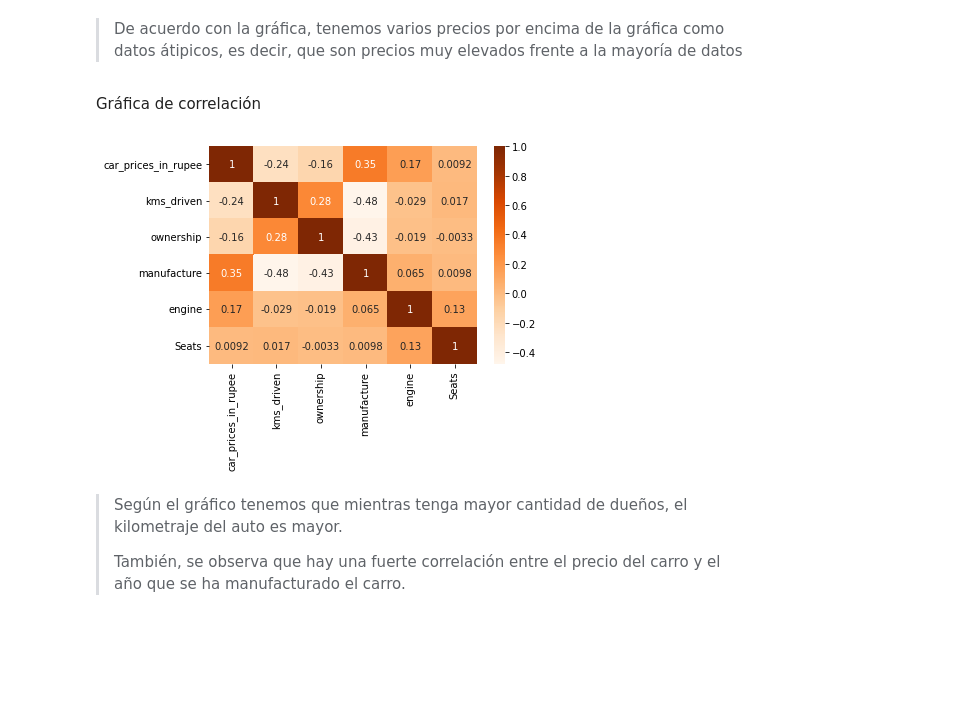
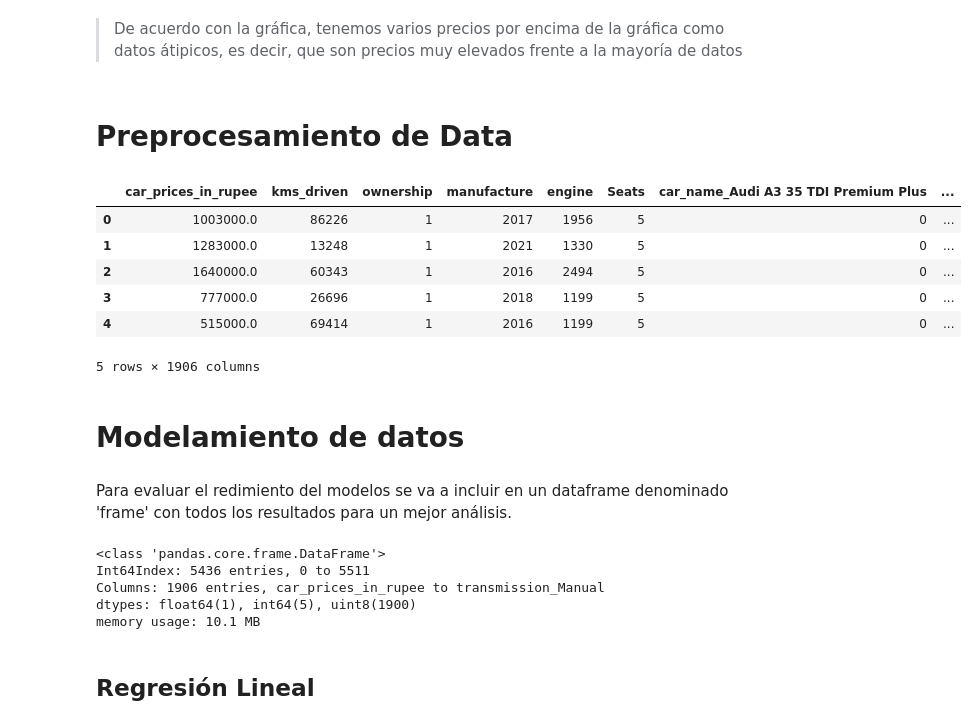
Before and after one commit to Dannais/Old-Car-Price-Prediction, a Jupyter notebook: Old_Car_Price_Prediction.ipynb, the cells around one changed output. Drawn from its saved outputs; the diff is of its cells as text; code cells hidden in the pictures; blank space fills up the shorter version.

```diff
--- a/Old_Car_Price_Prediction.ipynb
+++ b/Old_Car_Price_Prediction.ipynb
@@ -441,17 +450,20 @@ plt.show()
 # %% [markdown]
 > De acuerdo con la gráfica, tenemos varios precios por encima de la gráfica como datos átipicos, es decir, que son precios muy elevados frente a la mayoría de datos
-# %% [markdown]
-Gráfica de correlación
-# %%
-corr = df.corr()
-sns.heatmap(corr,
-            cmap = 'Oranges',
-            annot = True
-            )
-plt.show()
-# %% [output]
-[figure, removed]
-# %% [markdown]
->Según el gráfico tenemos que mientras tenga mayor cantidad de dueños, el kilometraje del auto es mayor.
->
->También, se observa que hay una fuerte correlación entre el precio del carro y el año que se ha manufacturado el carro.
+# %% [markdown]
+# **Preprocesamiento de Data**
+# %%
+# Manejo de variables categóricas
+df_clean = pd.get_dummies(df,drop_first=True)
+df_clean.head()
+# %% [output]
+|  | car_prices_in_rupee | kms_driven | ownership | manufacture | engine | Seats | car_name_Audi A3 35 TDI Premium Plus | ... |
+| 0 | 1003000.0 | 86226 | 1 | 2017 | 1956 | 5 | 0 | ... |
+| 1 | 1283000.0 | 13248 | 1 | 2021 | 1330 | 5 | 0 | ... |
+| 2 | 1640000.0 | 60343 | 1 | 2016 | 2494 | 5 | 0 | ... |
+| 3 | 777000.0 | 26696 | 1 | 2018 | 1199 | 5 | 0 | ... |
+| 4 | 515000.0 | 69414 | 1 | 2016 | 1199 | 5 | 0 | ... |
+5 rows × 1906 columns
+# %% [markdown]
+# **Modelamiento de datos**
+# %% [markdown]
+Para evaluar el redimiento del modelos se va a incluir en un dataframe denominado 'frame' con todos los resultados para un mejor análisis.
@@ -457,0 +473,10 @@ plt.show()
+# %%
+df_clean.info()
+# %% [output]
+<class 'pandas.core.frame.DataFrame'>
+Int64Index: 5436 entries, 0 to 5511
+Columns: 1906 entries, car_prices_in_rupee to transmission_Manual
+dtypes: float64(1), int64(5), uint8(1900)
+memory usage: 10.1 MB
+# %% [markdown]
+## Regresión Lineal
```
Also changed, not shown: parts of 48 cells of this notebook.
